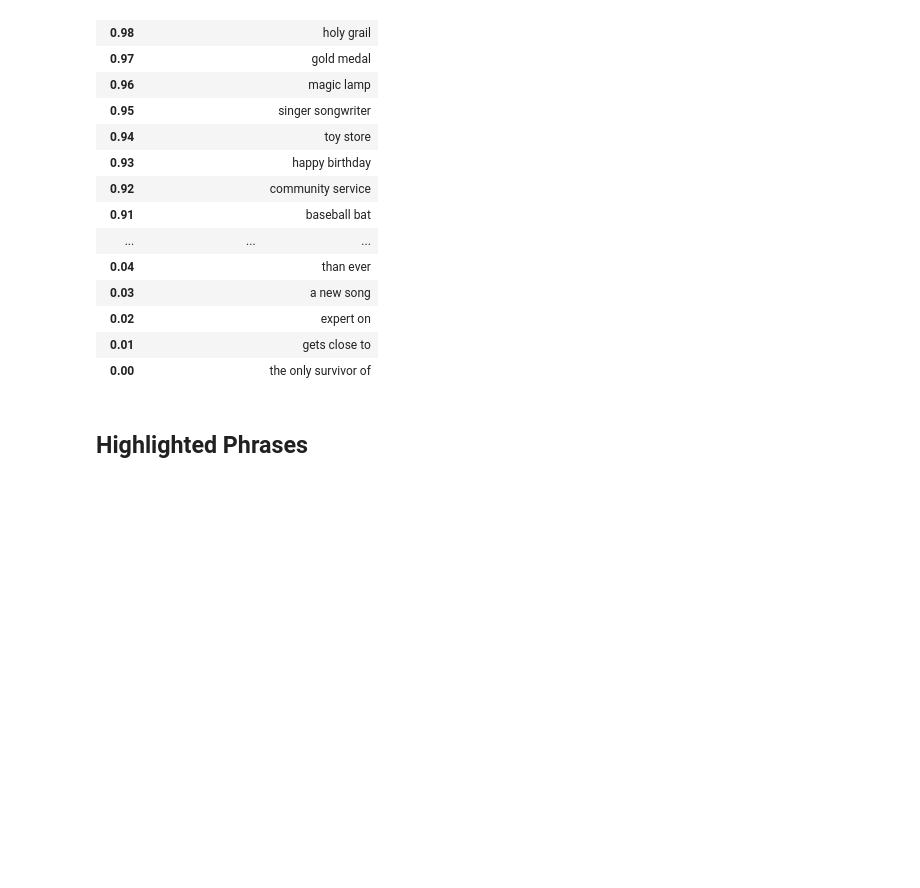
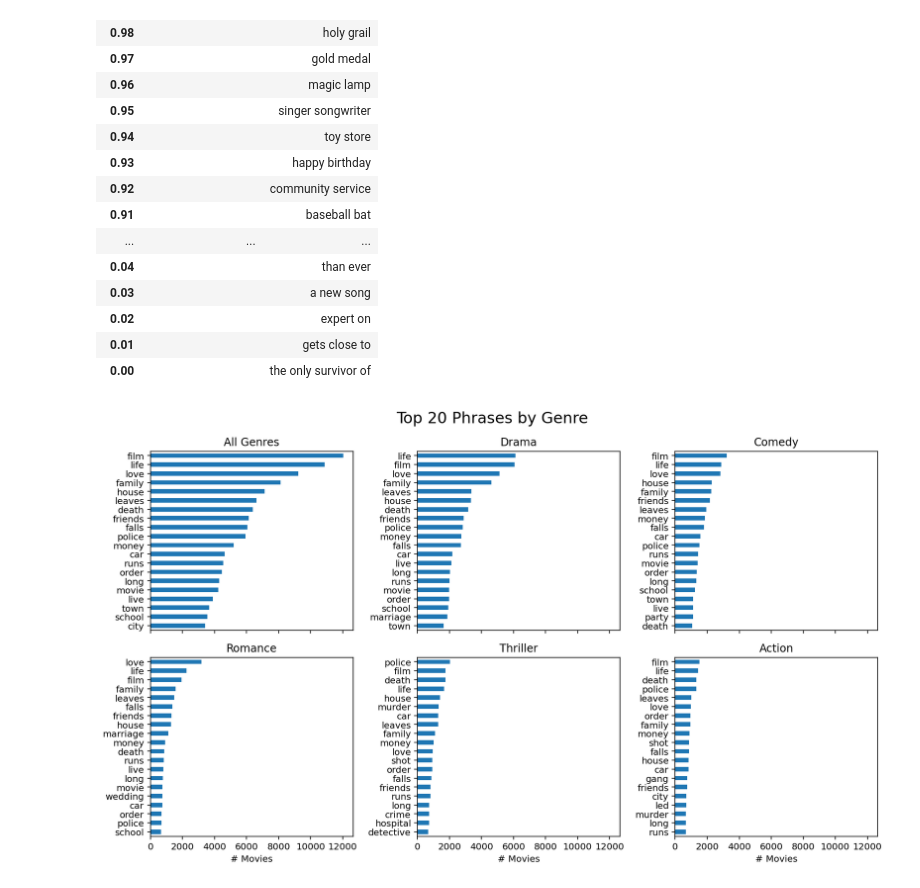
Before and after one commit to A04-Capstone-Group-02/movie-analysis, a Jupyter notebook: notebooks/eda.ipynb, the cells around one changed output. Drawn from its saved outputs; the diff is of its cells as text; code cells hidden in the pictures; blank space fills up the shorter version.

```diff
--- a/notebooks/eda.ipynb
+++ b/notebooks/eda.ipynb
@@ -108,5 +109,3 @@ with pd.option_context('display.max_rows', None):
 | 0.02 |  | expert on |
 | 0.01 |  | gets close to |
 | 0.00 |  | the only survivor of |
-# %% [markdown]
-## Highlighted Phrases
@@ -115,0 +112,12 @@ unique_phrases = pd.Series(phrases.unique())
+# %%
+fig, axes = plt.subplots(2, 3, figsize=(12, 7), sharex=True, constrained_layout=True)
+axes = axes.flatten()
+n = 20
+fig.suptitle(f'Top {n} Phrases by Genre', size=17)
+df.phrases.explode().value_counts().nlargest(n)[::-1].plot.barh(ax=axes[0], title='All Genres')
+for genre, ax in zip(genres.nlargest(5).index, axes[1:]):
+    df.phrases[df.genres.apply(lambda x: genre in x if x else False)].explode().value_counts().nlargest(n)[::-1].plot.barh(ax=ax, title=genre)
+for ax in axes:
+    ax.set(xlabel='# Movies')
+# %% [output]
+[figure, added]
```
Also changed, not shown: parts of 6 cells of this notebook.
